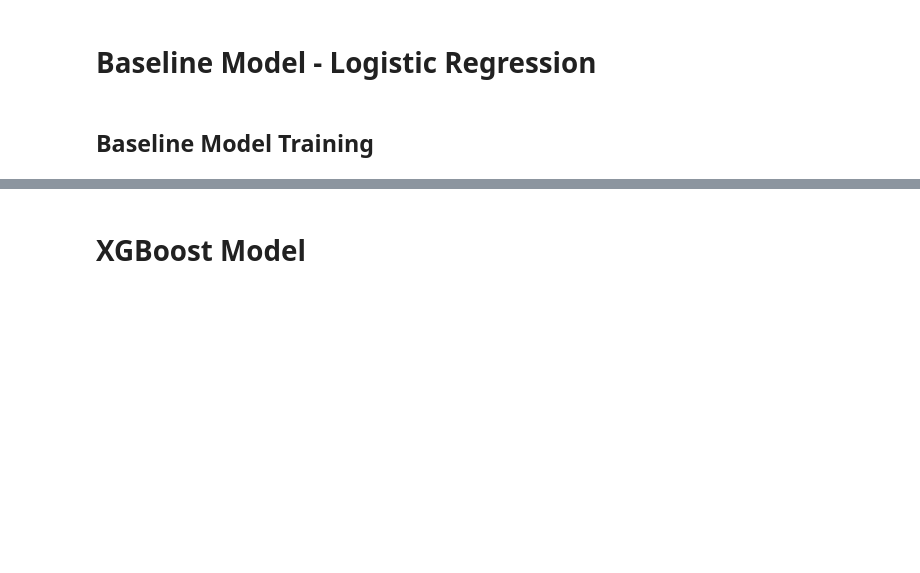
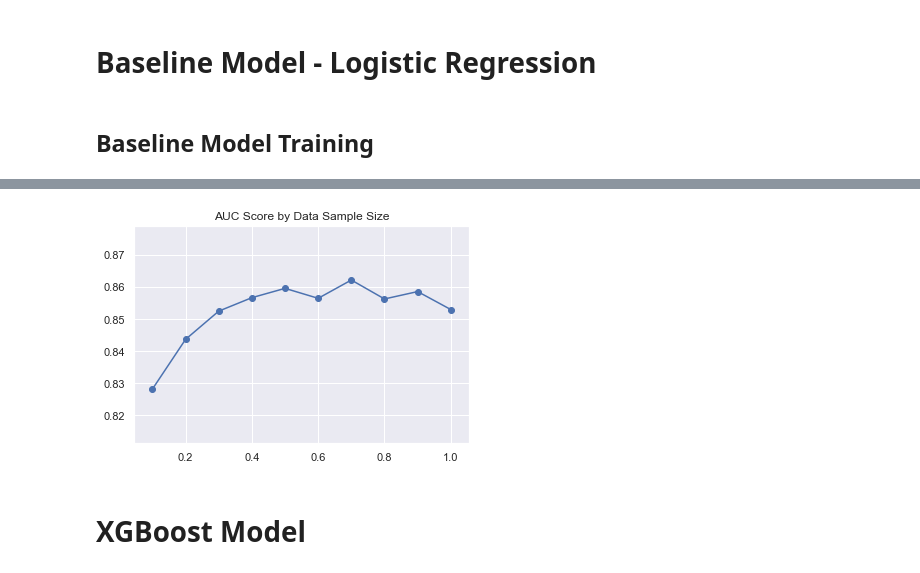
Before and after one commit to ederson-souza/Udacity-Capstone-Project, a Jupyter notebook: Capstone Project.ipynb, the cells around one changed output, grey strips where cells are left out. Drawn from its saved outputs; the diff is of its cells as text; code cells hidden in the pictures; blank space fills up the shorter version.

```diff
--- a/Capstone Project.ipynb
+++ b/Capstone Project.ipynb
@@ -291,3 +292,11 @@ Precision Result: % 0.2864
+# %%
+plt.scatter(df_results['Data_Size'], df_results['AUC'])
+plt.plot(df_results['Data_Size'], df_results['AUC'])
+plt.title('AUC Score by Data Sample Size')
+plt.savefig('assets/AUC Score by Size.png')
+plt.show()
+# %% [output]
+[figure, added]
 # %% [markdown]
 # XGBoost Model
 # %%
```
Also changed, not shown: parts of 8 cells of this notebook, 1 other file.
